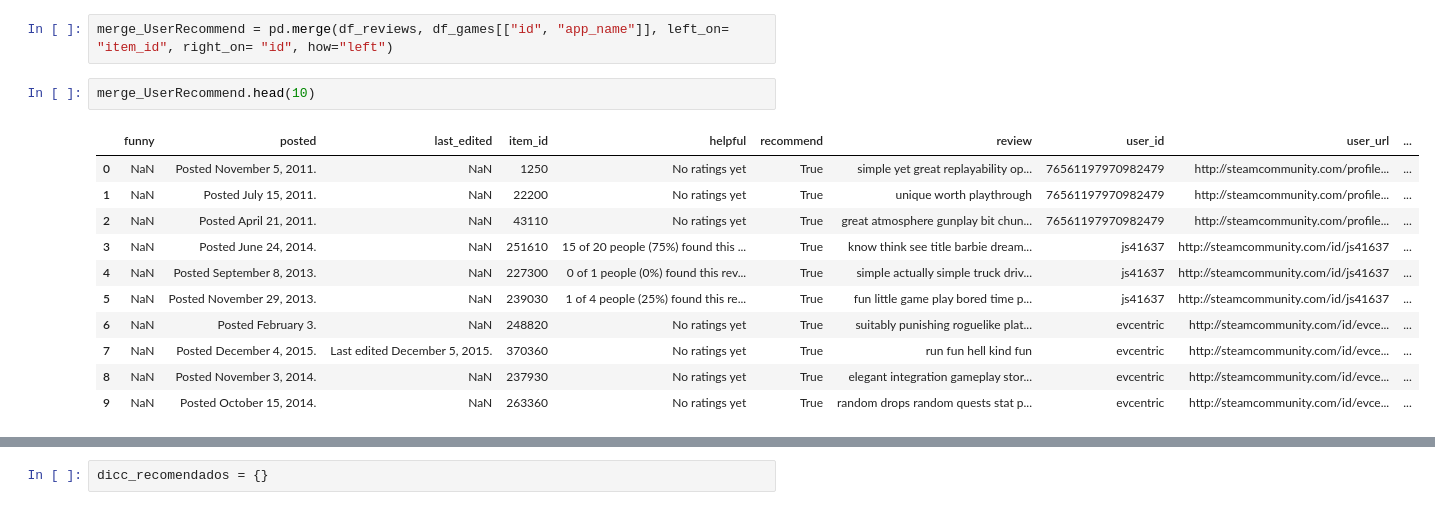
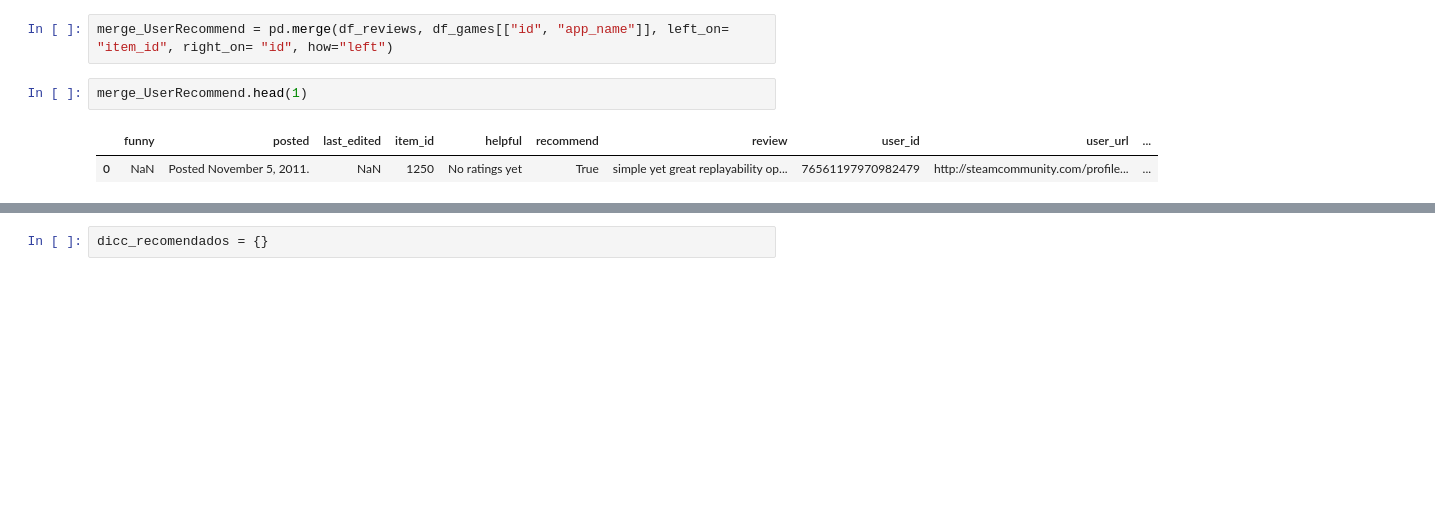
Before and after one commit to Mariagustin-Prg/Steam-MLOPS-4, a Jupyter notebook: test_functions.ipynb, the cells around one changed output, grey strips where cells are left out. Drawn from its saved outputs; the diff is of its cells as text; blank space fills up the shorter version.

Commit message:
mod notebook and PlayTimeGenre file

```diff
--- a/test_functions.ipynb
+++ b/test_functions.ipynb
@@ -511,19 +511,10 @@ df_games.head()
 # %%
 merge_UserRecommend = pd.merge(df_reviews, df_games[["id", "app_name"]], left_on= "item_id", right_on= "id", how="left")
 # %%
-merge_UserRecommend.head(10)
+merge_UserRecommend.head(1)
 # %% [output]
 |  | funny | posted | last_edited | item_id | helpful | recommend | review | user_id | user_url | ... |
 | 0 | NaN | Posted November 5, 2011. | NaN | 1250 | No ratings yet | True | simple yet great replayability op... | 76561197970982479 | http://steamcommunity.com/profile... | ... |
-| 1 | NaN | Posted July 15, 2011. | NaN | 22200 | No ratings yet | True | unique worth playthrough | 76561197970982479 | http://steamcommunity.com/profile... | ... |
-| 2 | NaN | Posted April 21, 2011. | NaN | 43110 | No ratings yet | True | great atmosphere gunplay bit chun... | 76561197970982479 | http://steamcommunity.com/profile... | ... |
-| 3 | NaN | Posted June 24, 2014. | NaN | 251610 | 15 of 20 people (75%) found this ... | True | know think see title barbie dream... | js41637 | http://steamcommunity.com/id/js41637 | ... |
-| 4 | NaN | Posted September 8, 2013. | NaN | 227300 | 0 of 1 people (0%) found this rev... | True | simple actually simple truck driv... | js41637 | http://steamcommunity.com/id/js41637 | ... |
-| 5 | NaN | Posted November 29, 2013. | NaN | 239030 | 1 of 4 people (25%) found this re... | True | fun little game play bored time p... | js41637 | http://steamcommunity.com/id/js41637 | ... |
-| 6 | NaN | Posted February 3. | NaN | 248820 | No ratings yet | True | suitably punishing roguelike plat... | evcentric | http://steamcommunity.com/id/evce... | ... |
-| 7 | NaN | Posted December 4, 2015. | Last edited December 5, 2015. | 370360 | No ratings yet | True | run fun hell kind fun | evcentric | http://steamcommunity.com/id/evce... | ... |
-| 8 | NaN | Posted November 3, 2014. | NaN | 237930 | No ratings yet | True | elegant integration gameplay stor... | evcentric | http://steamcommunity.com/id/evce... | ... |
-| 9 | NaN | Posted October 15, 2014. | NaN | 263360 | No ratings yet | True | random drops random quests stat p... | evcentric | http://steamcommunity.com/id/evce... | ... |
 # %%
 lista_fechas_reviews = []
 
```
Also changed, not shown: parts of 38 cells of this notebook, 1 other file.
